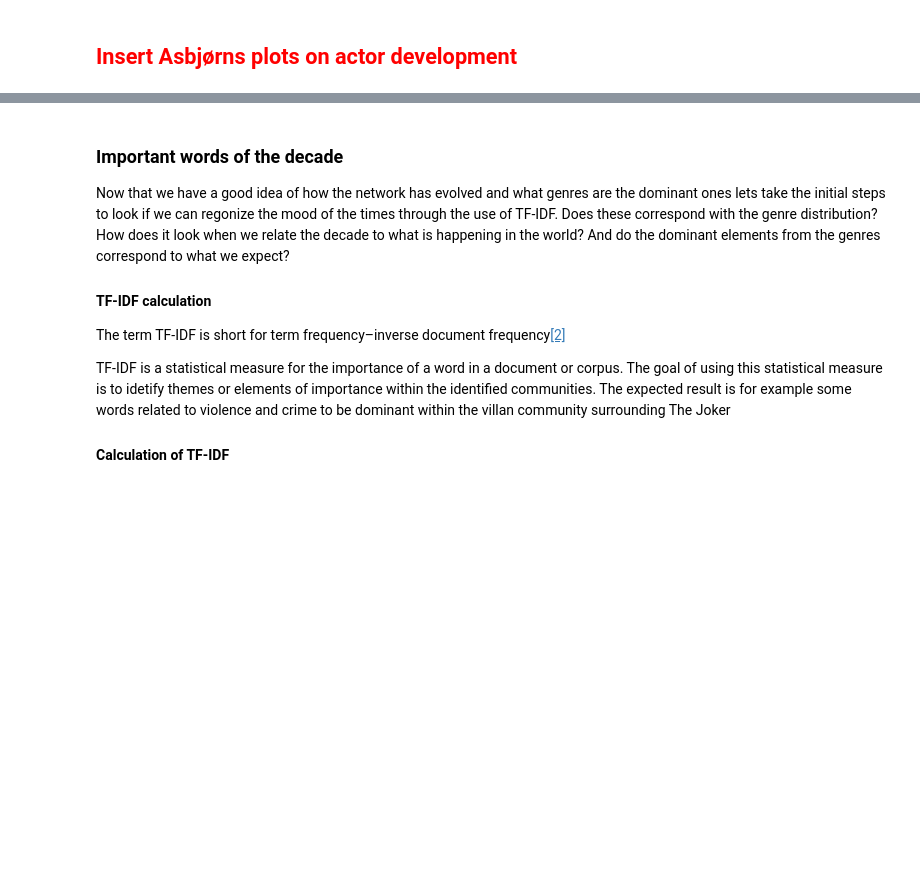
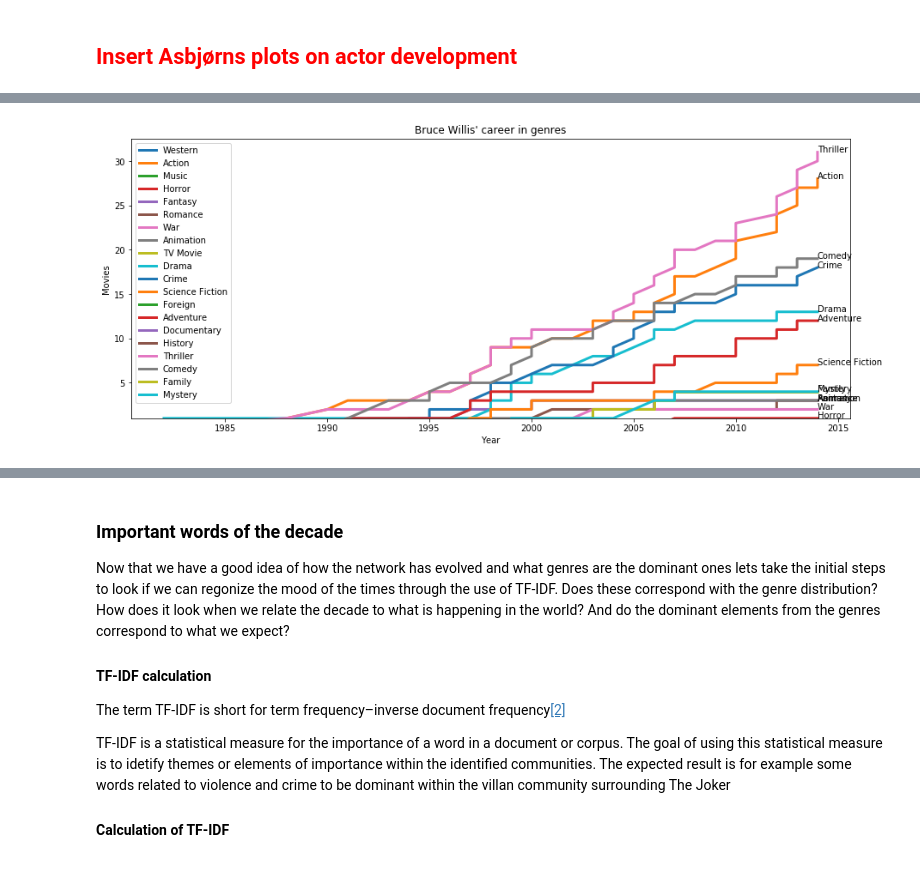
Before and after one commit to GSHDK/Social-Graphs-and-Interactions, a Jupyter notebook: Project assignment B.ipynb, the cells around one changed output, grey strips where cells are left out. Saved outputs shown, nothing was run; the diff lists cells and outputs as text; code cells hidden in the pictures; blank space fills up the shorter version.

```diff
--- a/Project assignment B.ipynb
+++ b/Project assignment B.ipynb
@@ -454,0 +512,4 @@ If we see a change around this point for the two genres to becomes more popular
+# %%
+actorDevPlot('Bruce Willis')
+# %% [output]
+[figure, added]
```
Also changed, not shown: parts of 66 cells of this notebook, 2 other files.
